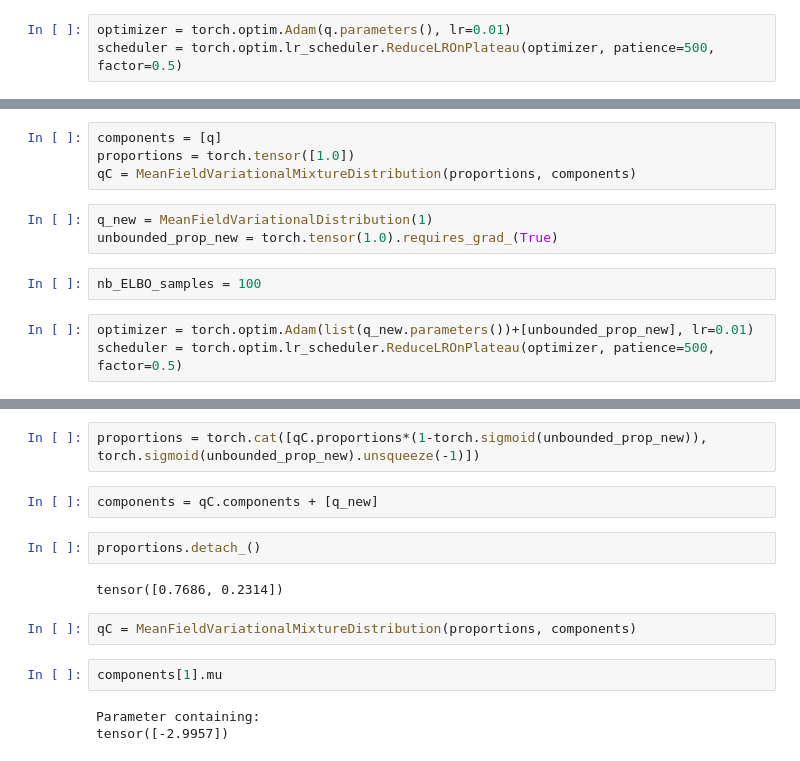
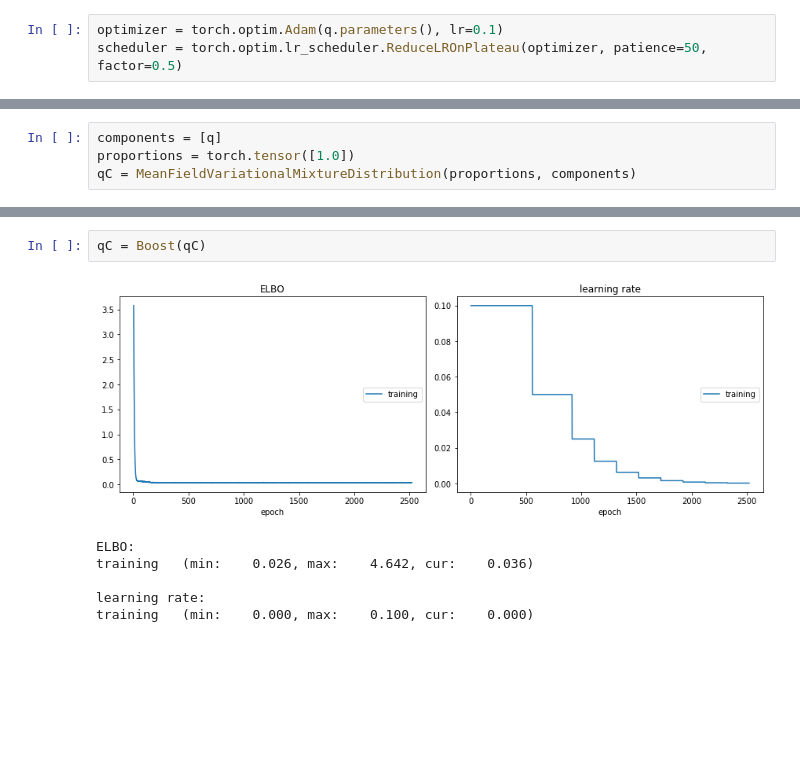
Before and after one commit to cortax/BayesianNN, a Jupyter notebook: example_variational_boosting.ipynb, the cells around one changed output, grey strips where cells are left out. Cells and saved outputs as stored; diff of their text form; blank space fills up the shorter version.

```diff
--- a/example_variational_boosting.ipynb
+++ b/example_variational_boosting.ipynb
@@ -78,6 +80,6 @@ n_samples_ELBO = 100
 # %%
-optimizer = torch.optim.Adam(q.parameters(), lr=0.01)
-scheduler = torch.optim.lr_scheduler.ReduceLROnPlateau(optimizer, patience=500, factor=0.5)
+optimizer = torch.optim.Adam(q.parameters(), lr=0.1)
+scheduler = torch.optim.lr_scheduler.ReduceLROnPlateau(optimizer, patience=50, factor=0.5)
 # %%
 %matplotlib inline
 liveloss = PlotLosses()
@@ -132,12 +134,4 @@ plt.show()
 components = [q]
 proportions = torch.tensor([1.0])
 qC = MeanFieldVariationalMixtureDistribution(proportions, components)
-# %%
-q_new = MeanFieldVariationalDistribution(1)
-unbounded_prop_new = torch.tensor(1.0).requires_grad_(True)
-# %%
-nb_ELBO_samples = 100
-# %%
-optimizer = torch.optim.Adam(list(q_new.parameters())+[unbounded_prop_new], lr=0.01)
-scheduler = torch.optim.lr_scheduler.ReduceLROnPlateau(optimizer, patience=500, factor=0.5)
 # %%
@@ -175,16 +185,10 @@ TypeError: sub(): argument 'other' (position 1) must be Tensor, not ellipsis
-# %%
-proportions = torch.cat([qC.proportions*(1-torch.sigmoid(unbounded_prop_new)), torch.sigmoid(unbounded_prop_new).unsqueeze(-1)])
-# %%
-components = qC.components + [q_new]
-# %%
-proportions.detach_()
-# %% [output]
-tensor([0.7686, 0.2314])
-# %%
-qC = MeanFieldVariationalMixtureDistribution(proportions, components)
-# %%
-components[1].mu
-# %% [output]
-Parameter containing:
-tensor([-2.9957])
+# %%
+qC = Boost(qC)
+# %% [output]
+[figure, added]
+ELBO:
+training   (min:    0.026, max:    4.642, cur:    0.036)
+
+learning rate:
+training   (min:    0.000, max:    0.100, cur:    0.000)
 # %%
```
Also changed, not shown: parts of 6 cells of this notebook.
